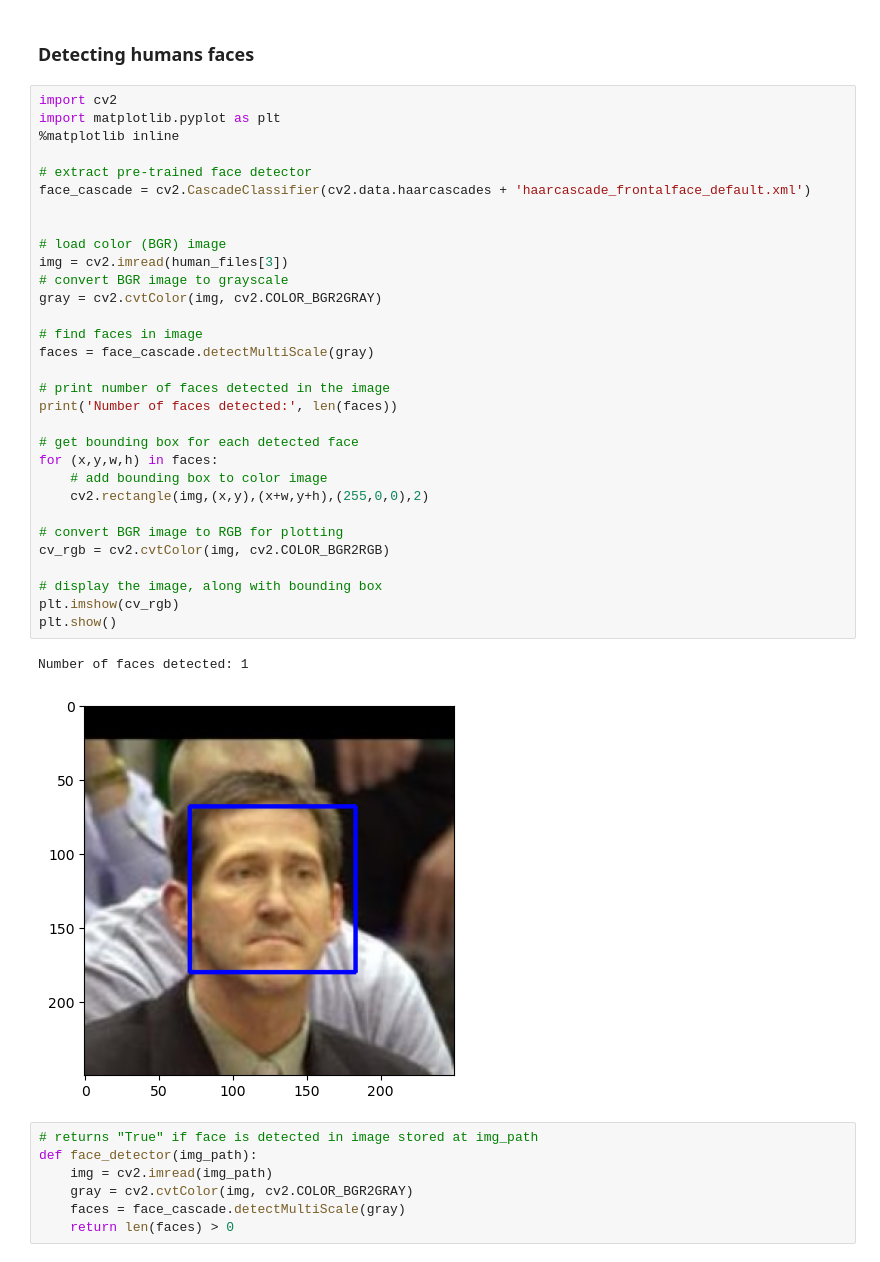
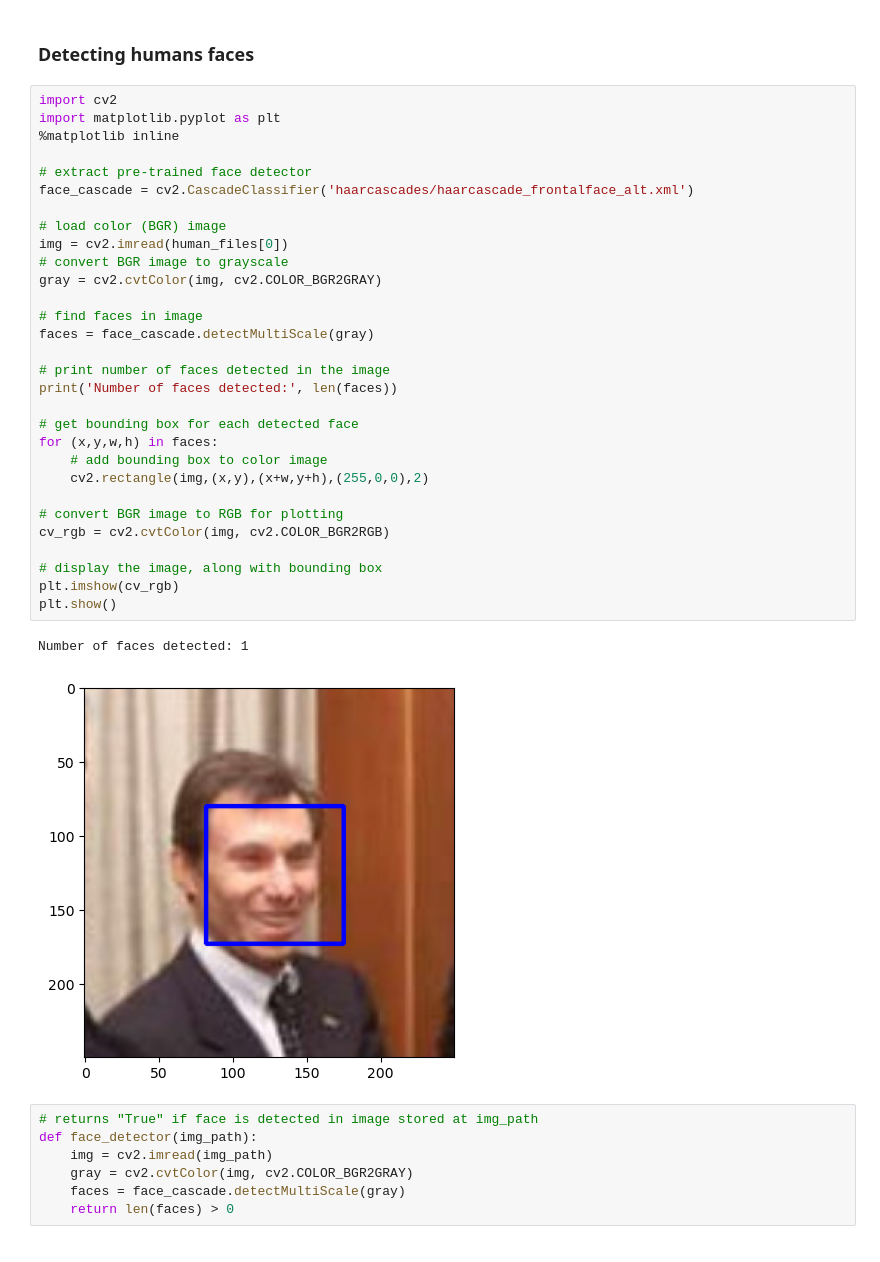
Before and after one commit to AdamMo0/Dog-Breed-Classifier, a Jupyter notebook: Dog_Breed_Classifier.ipynb, the cells around one changed output. Saved outputs shown, nothing was run; the diff lists cells and outputs as text.

```diff
--- a/Dog_Breed_Classifier.ipynb
+++ b/Dog_Breed_Classifier.ipynb
@@ -23,37 +23,36 @@ There are 8351 total dog images.
 # %%
 import cv2
 import matplotlib.pyplot as plt
 %matplotlib inline
 
 # extract pre-trained face detector
-face_cascade = cv2.CascadeClassifier(cv2.data.haarcascades + 'haarcascade_frontalface_default.xml')
-
+face_cascade = cv2.CascadeClassifier('haarcascades/haarcascade_frontalface_alt.xml')
 
 # load color (BGR) image
-img = cv2.imread(human_files[3])
+img = cv2.imread(human_files[0])
 # convert BGR image to grayscale
 gray = cv2.cvtColor(img, cv2.COLOR_BGR2GRAY)
 
 # find faces in image
 faces = face_cascade.detectMultiScale(gray)
 
 # print number of faces detected in the image
 print('Number of faces detected:', len(faces))
 
 # get bounding box for each detected face
 for (x,y,w,h) in faces:
     # add bounding box to color image
     cv2.rectangle(img,(x,y),(x+w,y+h),(255,0,0),2)
 
 # convert BGR image to RGB for plotting
 cv_rgb = cv2.cvtColor(img, cv2.COLOR_BGR2RGB)
 
 # display the image, along with bounding box
 plt.imshow(cv_rgb)
 plt.show()
 # %% [output]
 Number of faces detected: 1
-[figure, old version]
+[figure, new version]
 # %%
 # returns "True" if face is detected in image stored at img_path
 def face_detector(img_path):
```
Also changed, not shown: parts of 36 cells of this notebook, 2 other files.
